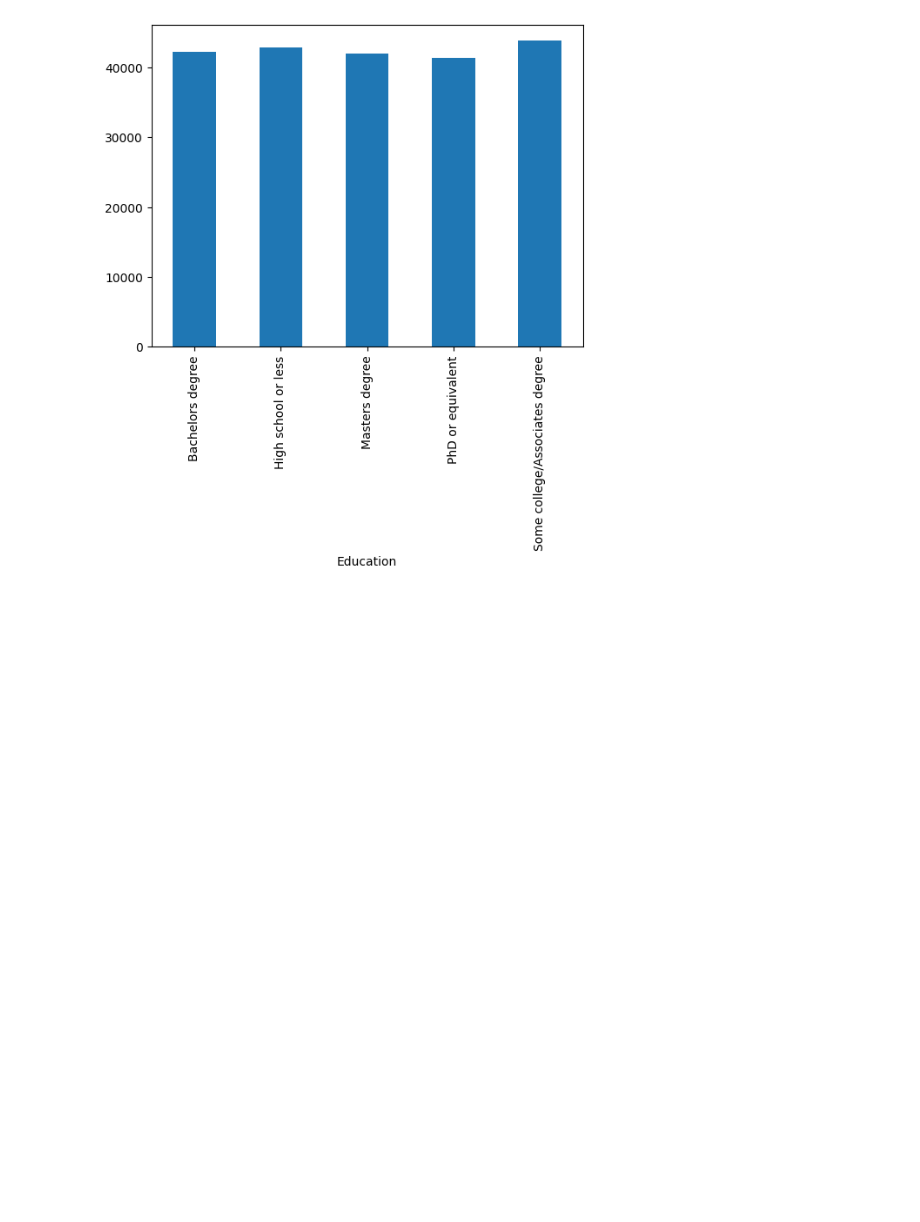
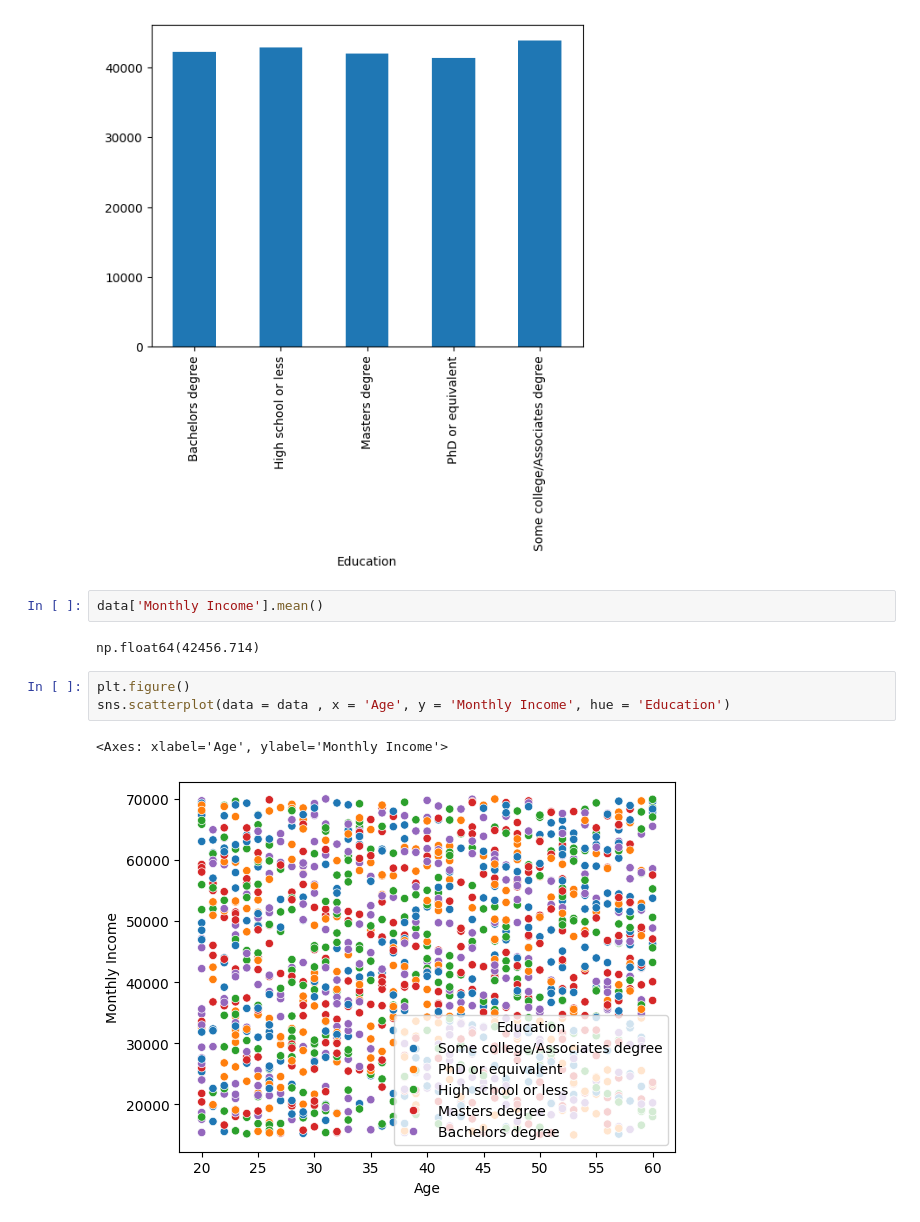
Before and after one commit to ShinJooHyeop/fintech3, a Jupyter notebook: etc/Kaggle_Data.ipynb, the cells around one changed output. Saved outputs shown, nothing was run; the diff lists cells and outputs as text; blank space fills up the shorter version.

```diff
--- a/etc/Kaggle_Data.ipynb
+++ b/etc/Kaggle_Data.ipynb
@@ -59,3 +63,13 @@ Ed_MI.plot(kind='bar')
 # %% [output]
 <Axes: xlabel='Education'>
 [figure]
+# %%
+data['Monthly Income'].mean()
+# %% [output]
+np.float64(42456.714)
+# %%
+plt.figure()
+sns.scatterplot(data = data , x = 'Age', y = 'Monthly Income', hue = 'Education')
+# %% [output]
+<Axes: xlabel='Age', ylabel='Monthly Income'>
+[figure, added]
```
Also changed, not shown: parts of 3 cells of this notebook, 2 other files.
